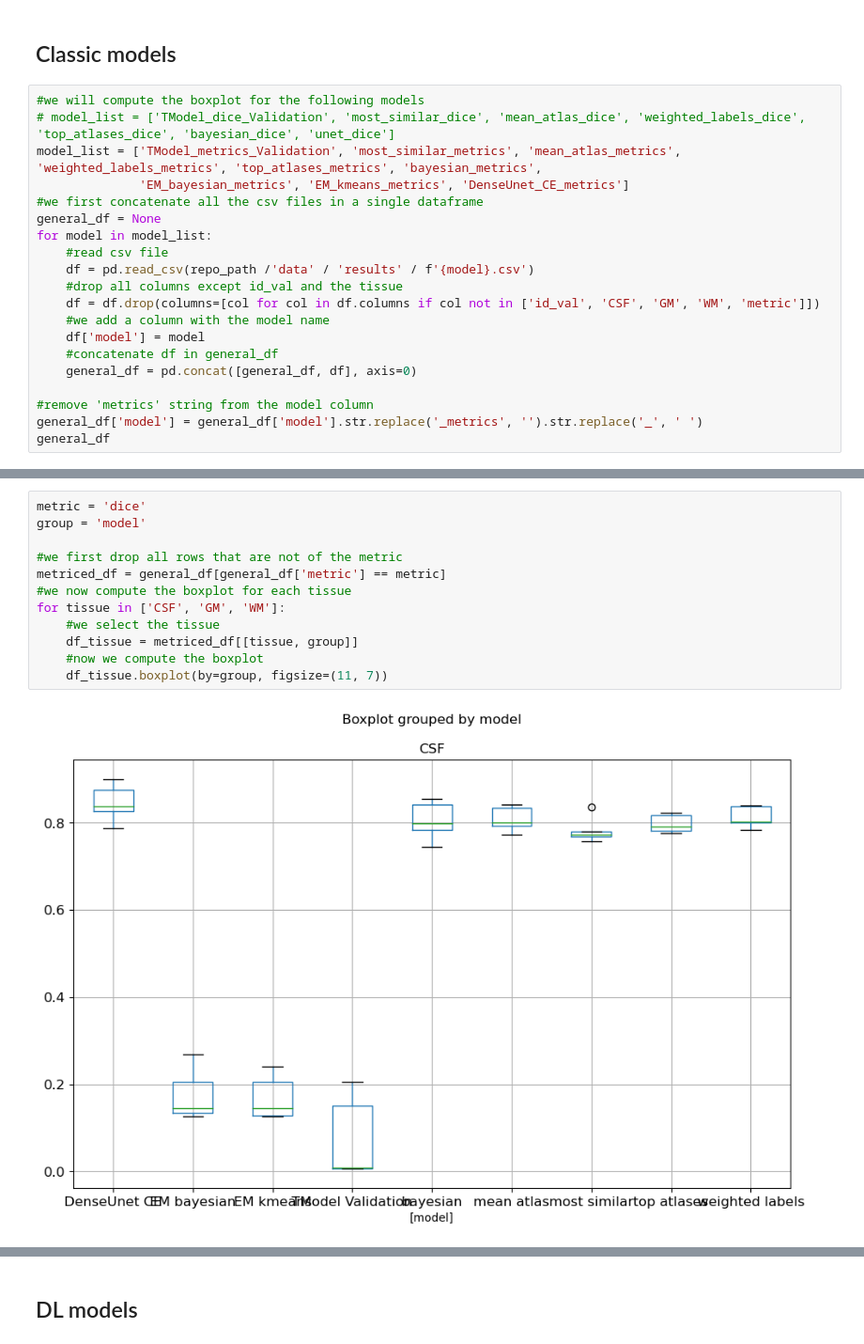
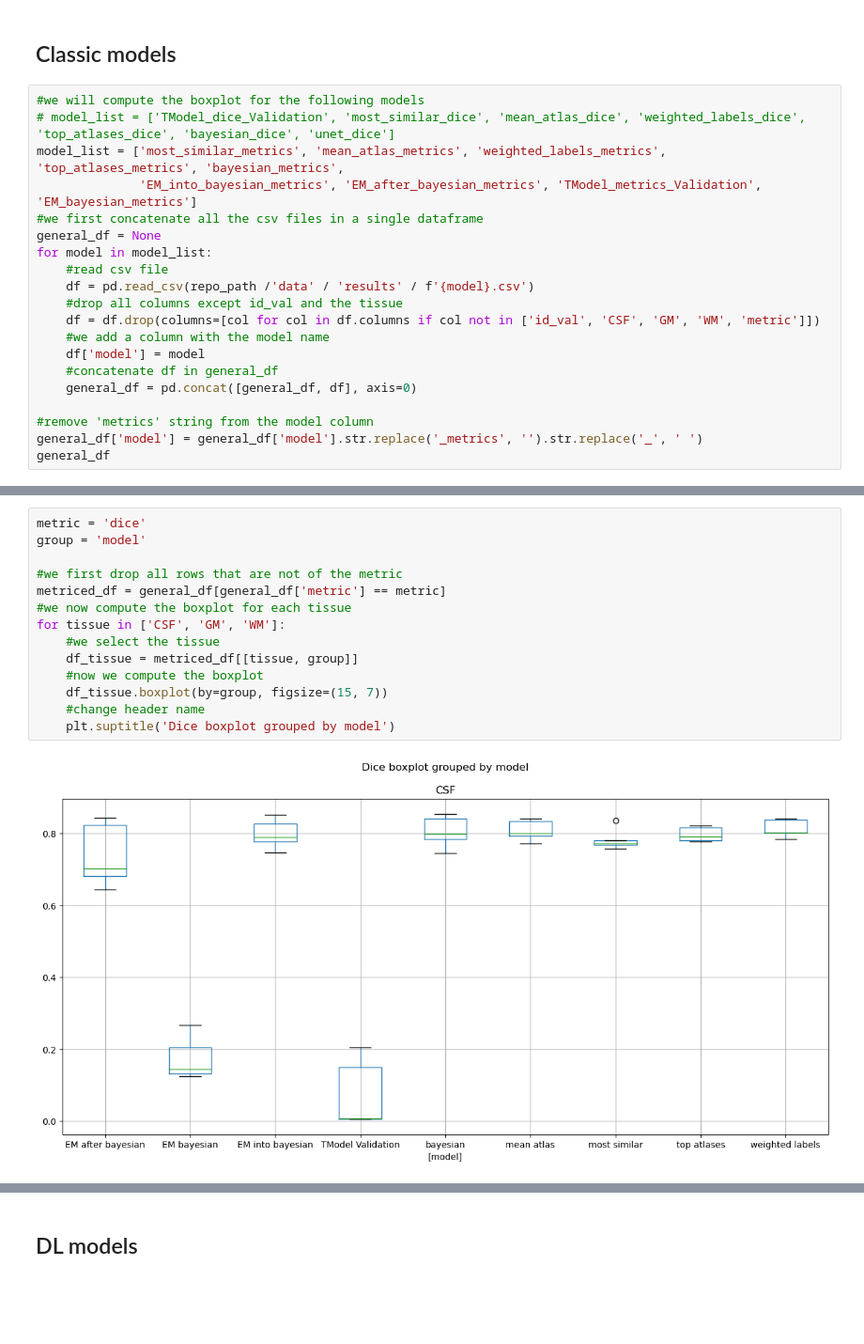
Before and after one commit to cansuyalcinn/brain-tissue-segmentation-challenge, a Jupyter notebook: notebooks/models_comparisons.ipynb, the cells around one changed output, grey strips where cells are left out. Shown at 94% size. Drawn from its saved outputs; the diff is of its cells as text; blank space fills up the shorter version.

```diff
--- a/notebooks/models_comparisons.ipynb
+++ b/notebooks/models_comparisons.ipynb
@@ -18,8 +18,8 @@ The current directory is: /home/ricardino/Documents/MAIA/tercer_semestre/MISA/fi
 # %%
 #we will compute the boxplot for the following models
 # model_list = ['TModel_dice_Validation', 'most_similar_dice', 'mean_atlas_dice', 'weighted_labels_dice', 'top_atlases_dice', 'bayesian_dice', 'unet_dice']
-model_list = ['TModel_metrics_Validation', 'most_similar_metrics', 'mean_atlas_metrics', 'weighted_labels_metrics', 'top_atlases_metrics', 'bayesian_metrics',
-              'EM_bayesian_metrics', 'EM_kmeans_metrics', 'DenseUnet_CE_metrics']
+model_list = ['most_similar_metrics', 'mean_atlas_metrics', 'weighted_labels_metrics', 'top_atlases_metrics', 'bayesian_metrics',
+              'EM_into_bayesian_metrics', 'EM_after_bayesian_metrics', 'TModel_metrics_Validation', 'EM_bayesian_metrics']
 #we first concatenate all the csv files in a single dataframe
 general_df = None
 for model in model_list:
@@ -52,14 +52,16 @@ general_df
 # %%
 metric = 'dice'
 group = 'model'
 
 #we first drop all rows that are not of the metric
 metriced_df = general_df[general_df['metric'] == metric]
 #we now compute the boxplot for each tissue
 for tissue in ['CSF', 'GM', 'WM']:
     #we select the tissue
     df_tissue = metriced_df[[tissue, group]]
     #now we compute the boxplot
-    df_tissue.boxplot(by=group, figsize=(11, 7))
+    df_tissue.boxplot(by=group, figsize=(15, 7))
+    #change header name
+    plt.suptitle('Dice boxplot grouped by model')
 # %% [output]
-[figure, old version]
+[figure, new version]
```
Also changed, not shown: parts of 6 cells of this notebook, 3 other files.
